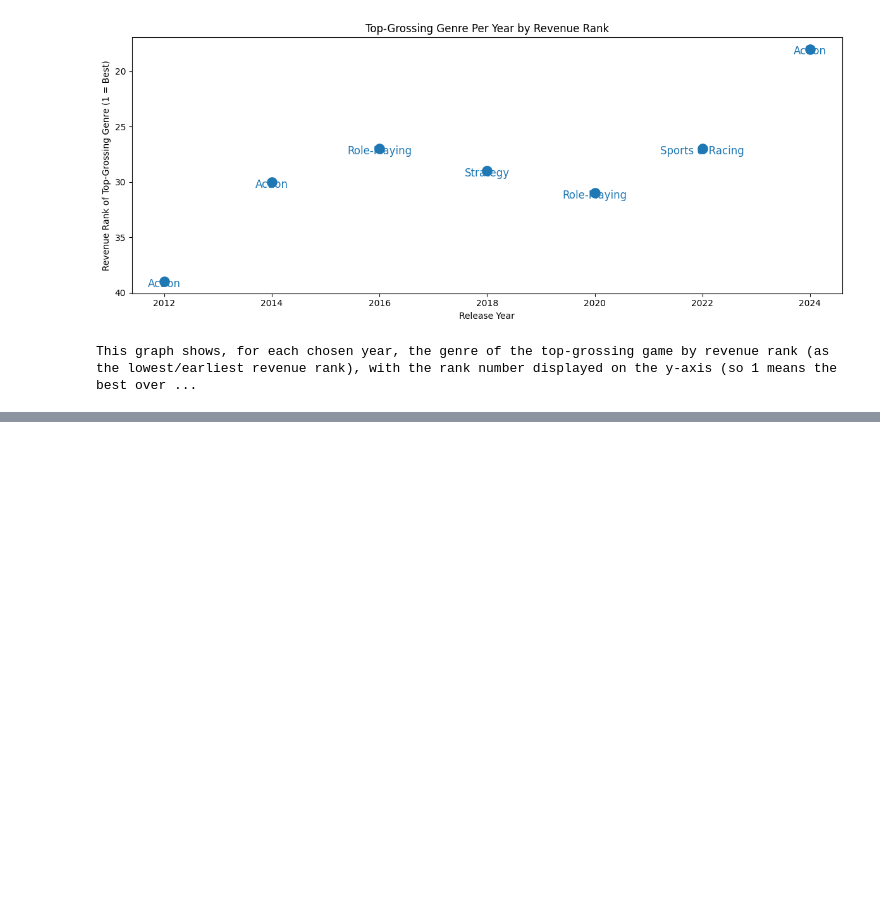
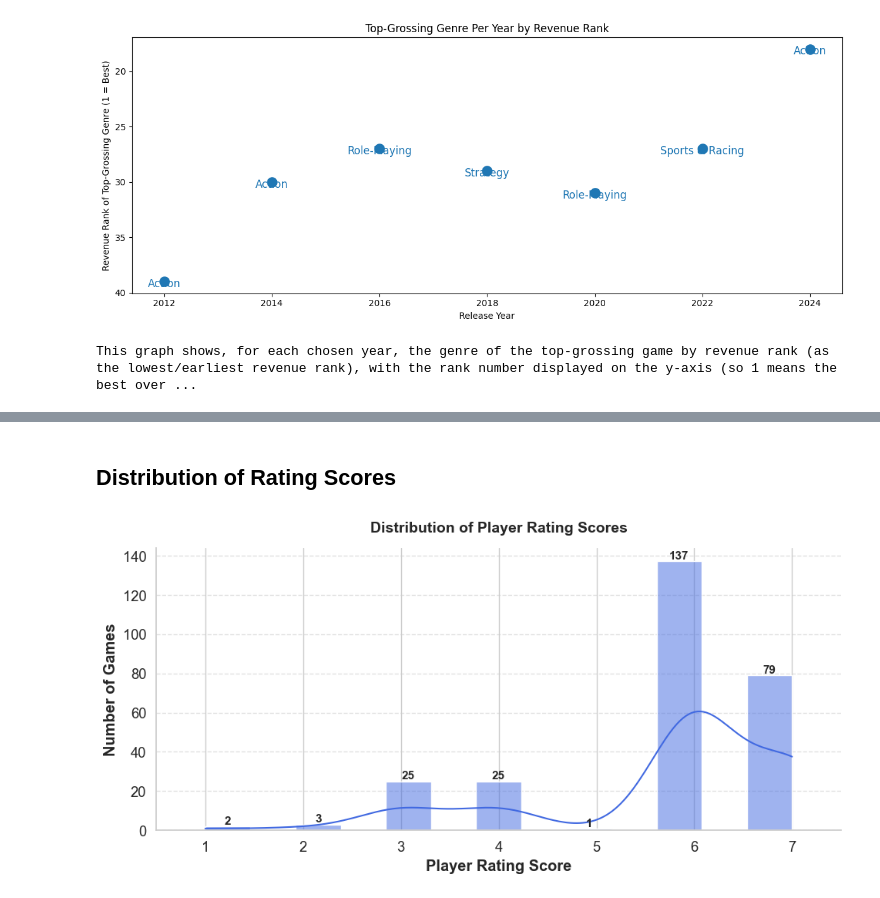
Before and after one commit to OfirBH/Steam_Final_Project, a Jupyter notebook: steam_final_project.ipynb, the cells around one changed output, grey strips where cells are left out. Drawn from its saved outputs; the diff is of its cells as text; code cells hidden in the pictures; blank space fills up the shorter version.

```diff
--- a/steam_final_project.ipynb
+++ b/steam_final_project.ipynb
@@ -2485,0 +2643,33 @@ This graph shows, for each chosen year, the genre of the top-grossing game by re
+# %% [markdown]
+## Distribution of Rating Scores
+# %%
+import matplotlib.pyplot as plt
+import seaborn as sns
+
+plt.figure(figsize=(10,5))
+sns.histplot(
+    unique_game_df["overall_player_rating_numeric"].dropna(),
+    bins=13,
+    kde=True,
+    color="royalblue"
+)
+plt.title("Distribution of Player Rating Scores", fontsize=14, weight="bold", pad=15)
+plt.xlabel("Player Rating Score", fontweight='bold')
+plt.ylabel("Number of Games", fontweight='bold')
+plt.xlim(0.5, 7.5)
+plt.xticks(range(1,8))
+plt.grid(axis='y', linestyle="--", alpha=0.6)
+plt.gca().spines['top'].set_visible(False)
+plt.gca().spines['right'].set_visible(False)
+
+# Annotate bars in histogram
+for p in plt.gca().patches:
+    if p.get_height() > 0:
+        plt.gca().annotate(int(p.get_height()),
+                         (p.get_x() + p.get_width()/2, p.get_height()),
+                         ha='center', va='bottom', fontsize=11, fontweight='bold')
+
+plt.tight_layout()
+plt.show()
+# %% [output]
+[figure, added]
```
Also changed, not shown: parts of 38 cells of this notebook.
